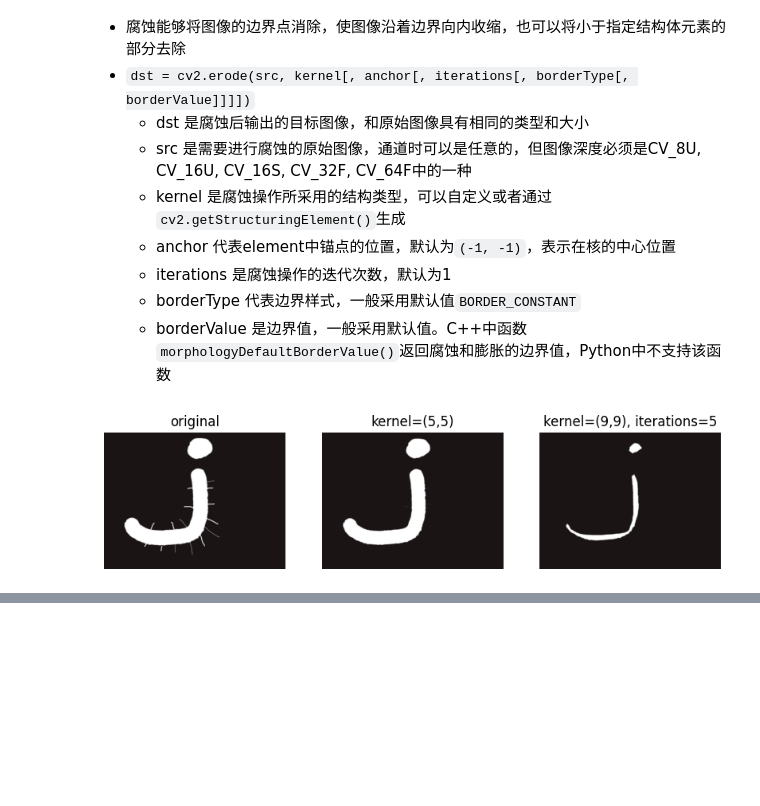
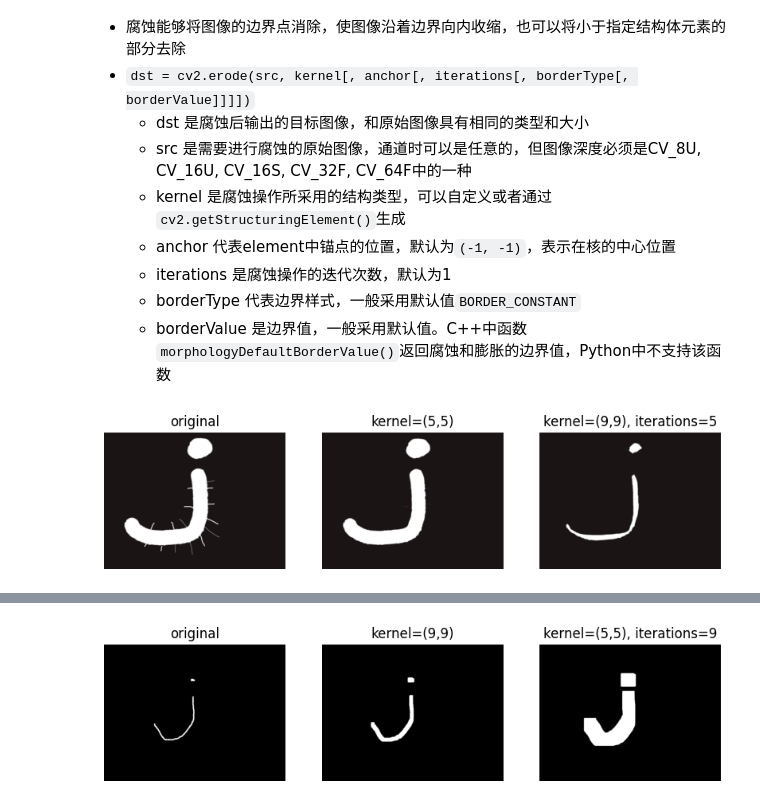
Before and after one commit to MercuryHaipeng/Getting-Started-with-OpenCV-Python-Edition-2nd-Edition-, a Jupyter notebook: Chapter 8/8-1.ipynb, the cells around one changed output, grey strips where cells are left out. Saved outputs shown, nothing was run; the diff lists cells and outputs as text; code cells hidden in the pictures; blank space fills up the shorter version.

```diff
--- a/Chapter 8/8-1.ipynb
+++ b/Chapter 8/8-1.ipynb
@@ -47,0 +56,29 @@ plt.show()
+# %%
+import cv2
+import numpy as np
+o = cv2.imread("dilation.bmp", cv2.IMREAD_UNCHANGED)
+kernel1 = np.ones((9, 9), np.uint8)
+dilation1 = cv2.dilate(o, kernel1)
+kernel2 = np.ones((5,5), np.uint8)
+dilation2 = cv2.dilate(o, kernel2, iterations=9)
+
+o = cv2.cvtColor(o, cv2.COLOR_BGR2RGB)
+dilation1 = cv2.cvtColor(dilation1, cv2.COLOR_BGR2RGB)
+dilation2 = cv2.cvtColor(dilation2, cv2.COLOR_BGR2RGB)
+
+plt.figure(figsize=(10, 6))
+plt.subplot(131)
+plt.imshow(o)
+plt.title("original")
+plt.axis("off")
+plt.subplot(132)
+plt.imshow(dilation1)
+plt.title("kernel=(9,9)")
+plt.axis("off")
+plt.subplot(133)
+plt.imshow(dilation2)
+plt.title("kernel=(5,5), iterations=9")
+plt.axis("off")
+plt.show()
+# %% [output]
+[figure, added]
```
Also changed, not shown: parts of 14 cells of this notebook, 13 other files.
